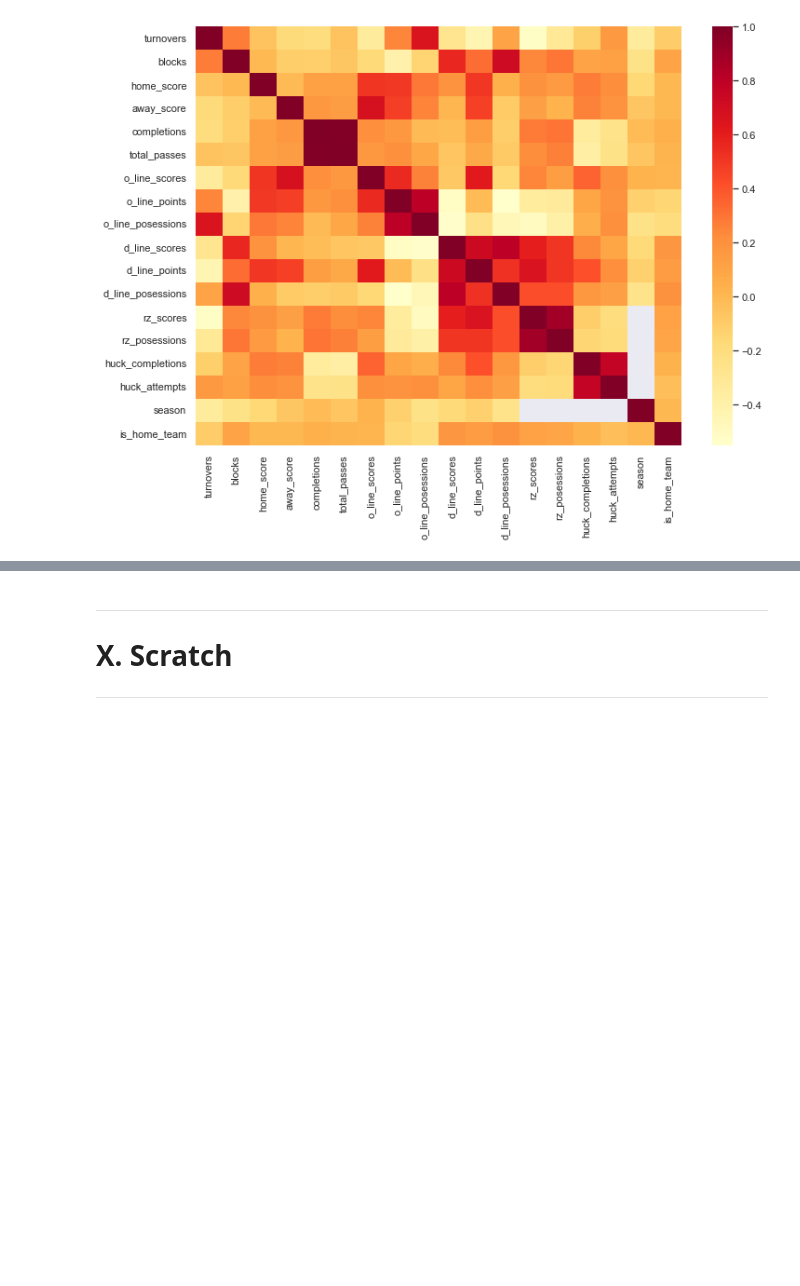
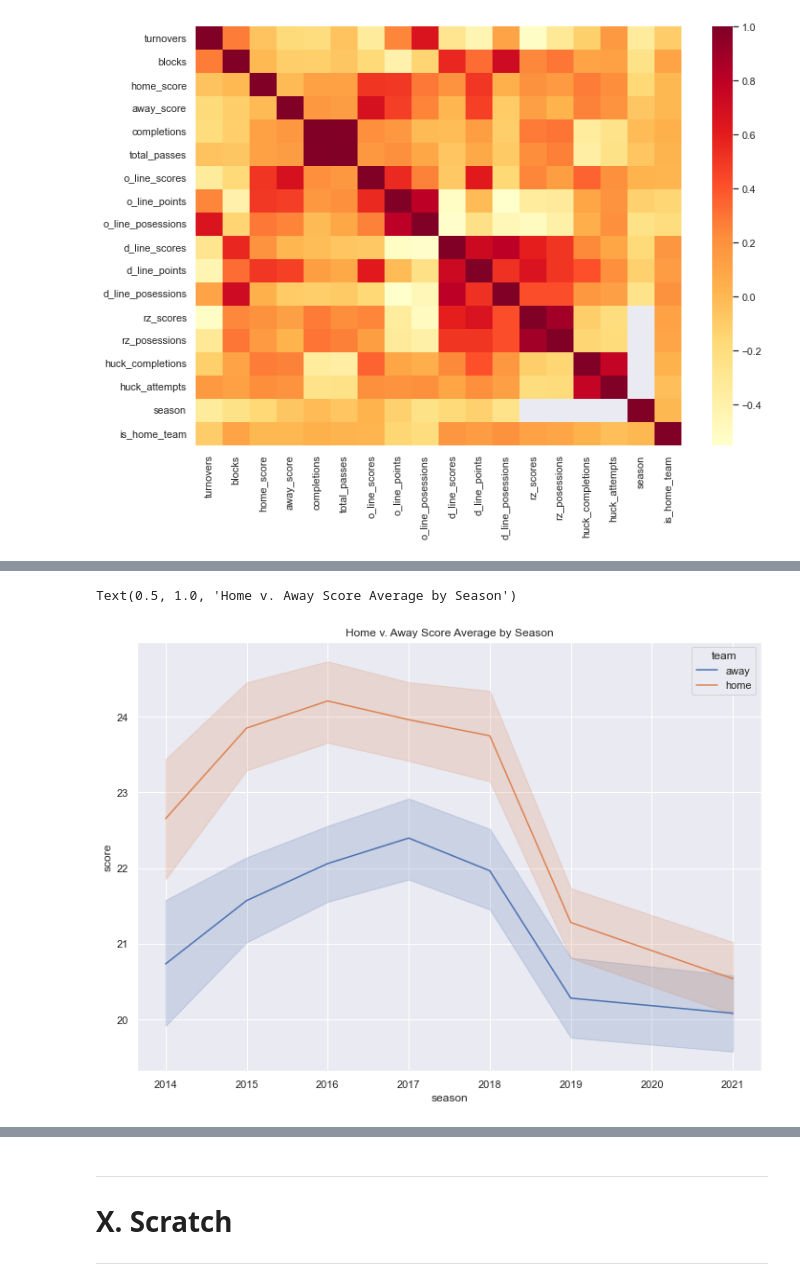
Before and after one commit to g-lorenzo/audl_ds, a Jupyter notebook: EDA.ipynb, the cells around one changed output, grey strips where cells are left out. Saved outputs shown, nothing was run; the diff lists cells and outputs as text; code cells hidden in the pictures; blank space fills up the shorter version.

```diff
--- a/EDA.ipynb
+++ b/EDA.ipynb
@@ -165,0 +182,6 @@ sns.heatmap(corr_df, cmap='YlOrRd')
+# %%
+sns.lineplot(data=temp_df, x='season', y='score', hue='team')
+plt.title("Home v. Away Score Average by Season")
+# %% [output]
+Text(0.5, 1.0, 'Home v. Away Score Average by Season')
+[figure, added]
```
Also changed, not shown: parts of 6 cells of this notebook.
